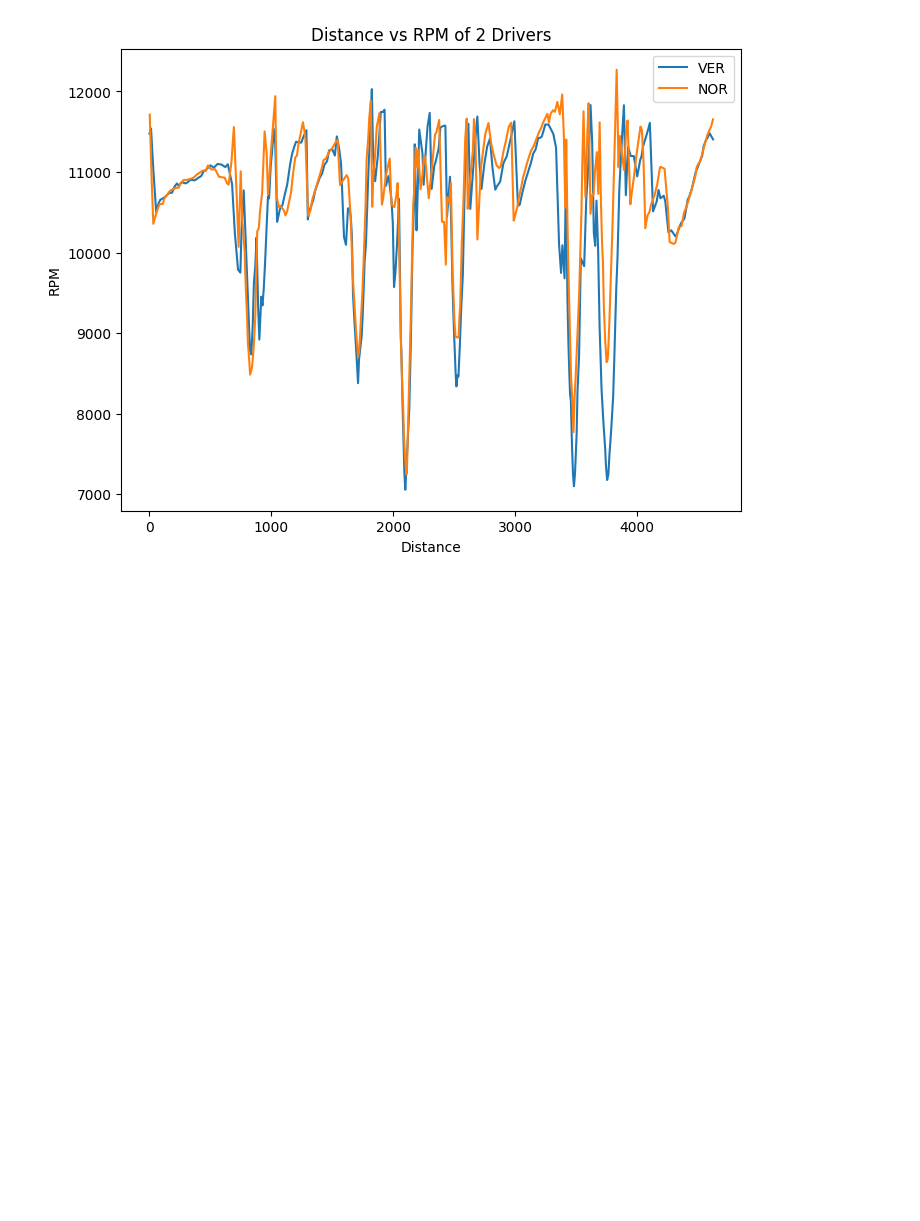
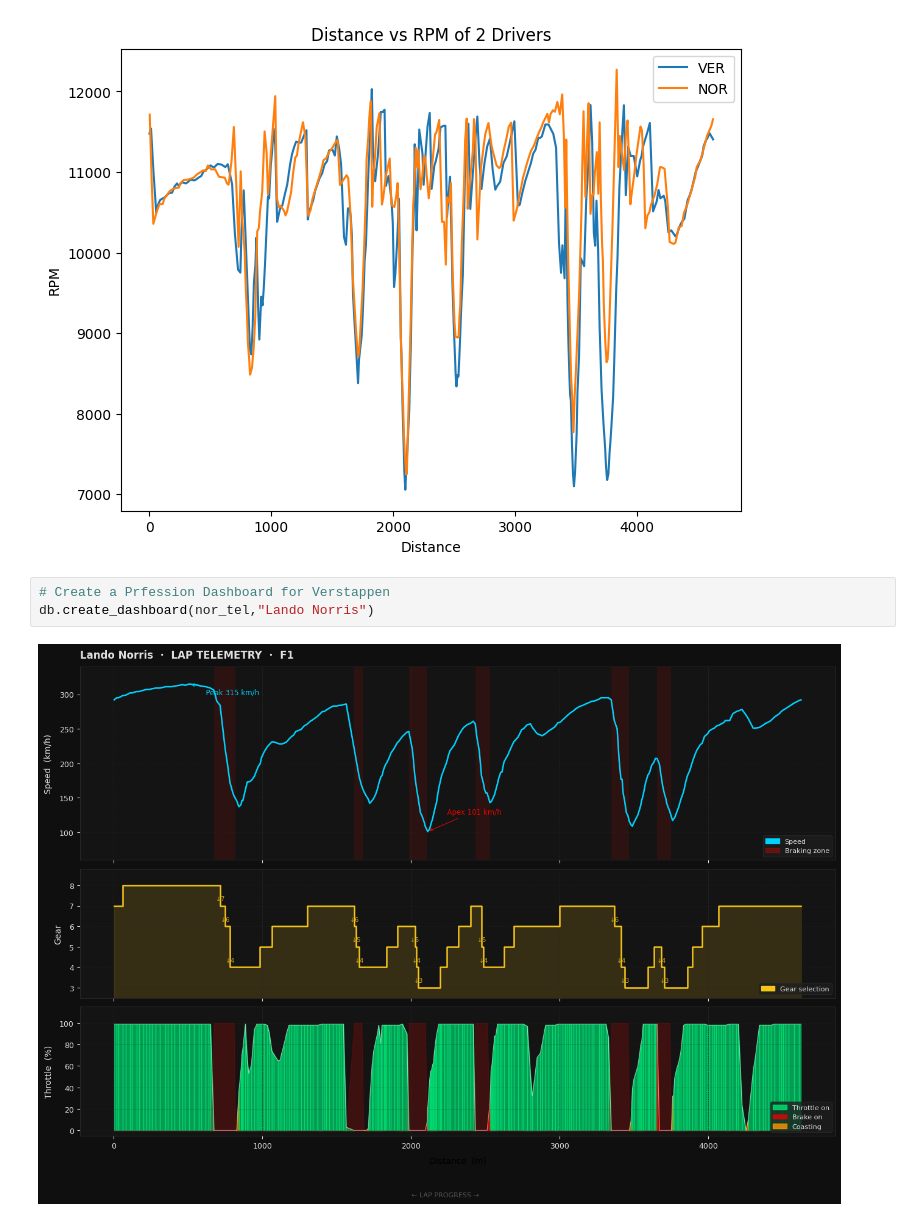
Before and after one commit to Mohandas-KJ/Slipstream-F1, a Jupyter notebook: 2026_Barcelona_GP/notebooks/03_telemetry_analysis.ipynb, the cells around one changed output. Cells and saved outputs as stored; diff of their text form; blank space fills up the shorter version.

```diff
--- a/2026_Barcelona_GP/notebooks/03_telemetry_analysis.ipynb
+++ b/2026_Barcelona_GP/notebooks/03_telemetry_analysis.ipynb
@@ -172,3 +173,8 @@ slpolt.plot_dist_ngear([ver_tel,nor_tel],["VER","NOR"])
 slpolt.plot_dist_rpms([ver_tel,nor_tel],["VER","NOR"])
 # %% [output]
 [figure]
+# %%
+# Create a Prfession Dashboard for Verstappen
+db.create_dashboard(nor_tel,"Lando Norris")
+# %% [output]
+[figure, added]
```
Also changed, not shown: parts of 1 cell of this notebook, 3 other files.
